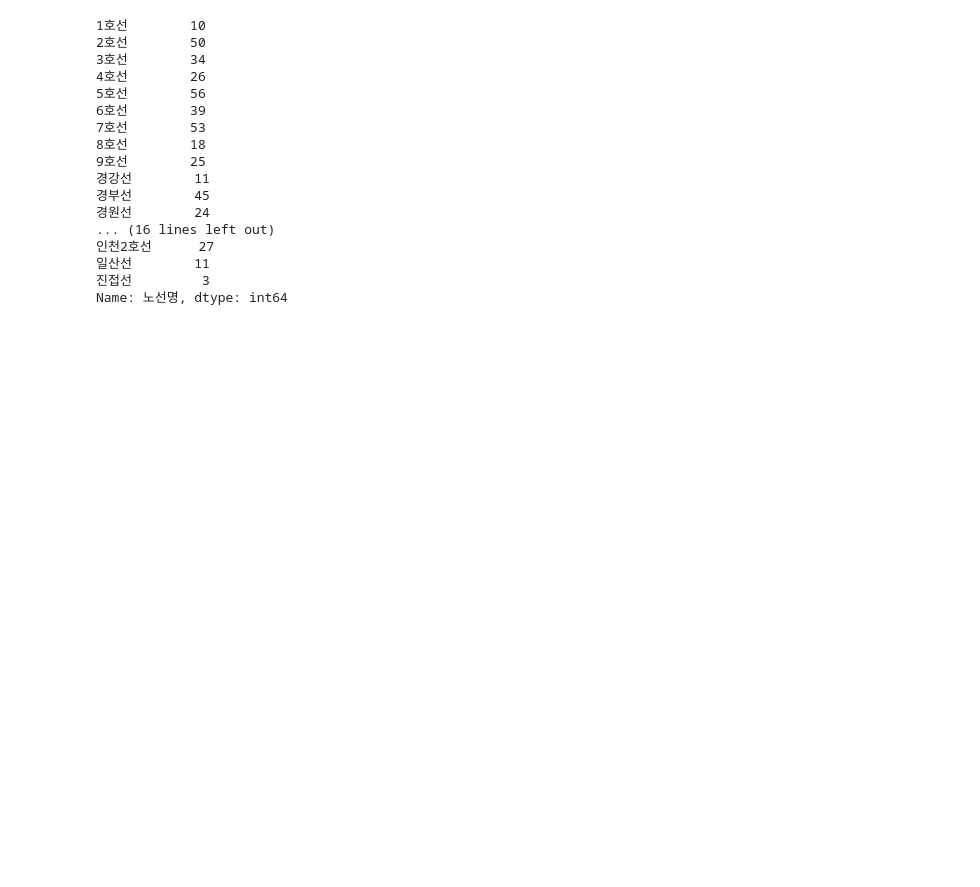
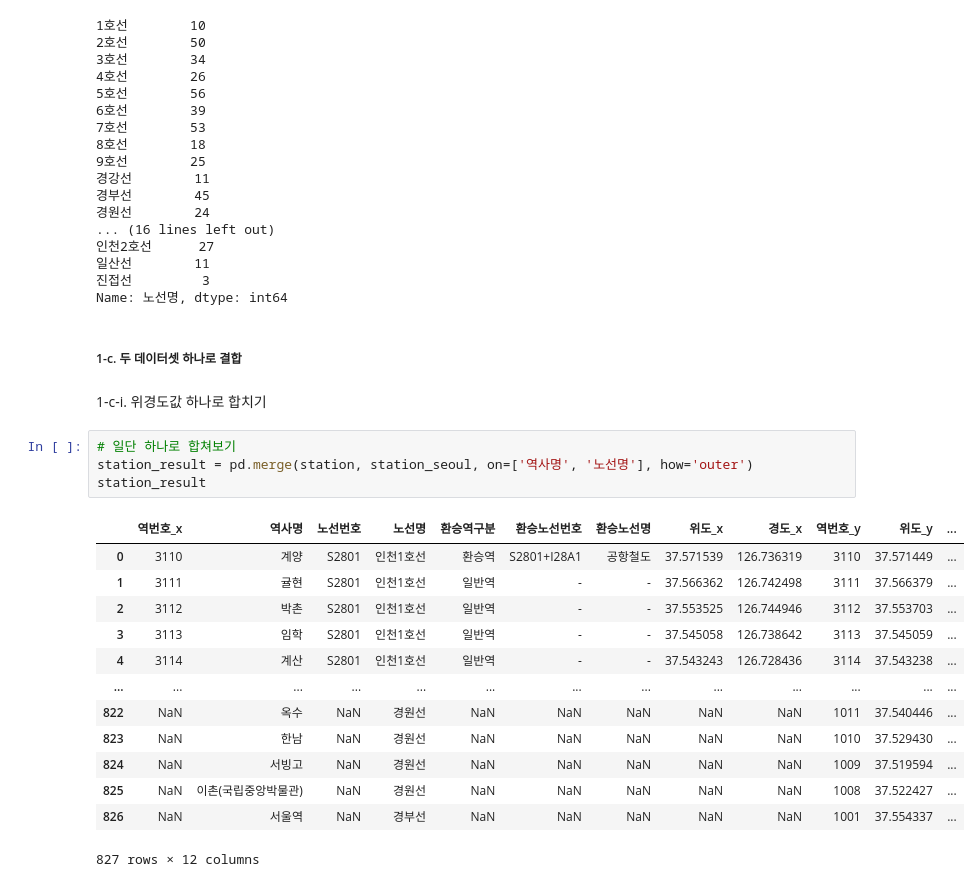
Before and after one commit to 23-1-CauCapstone-Team3/DataPreprocessing, a Jupyter notebook: train/train.ipynb, the cells around one changed output. Saved outputs shown, nothing was run; the diff lists cells and outputs as text; blank space fills up the shorter version.

```diff
--- a/train/train.ipynb
+++ b/train/train.ipynb
@@ -379,3 +382,25 @@ station["노선명"].value_counts().sort_index()
 일산선        11
 진접선         3
 Name: 노선명, dtype: int64
+# %% [markdown]
+##### 1-c. 두 데이터셋 하나로 결합
+# %% [markdown]
+1-c-i. 위경도값 하나로 합치기
+# %%
+# 일단 하나로 합쳐보기
+station_result = pd.merge(station, station_seoul, on=['역사명', '노선명'], how='outer')
+station_result
+# %% [output]
+|  | 역번호_x | 역사명 | 노선번호 | 노선명 | 환승역구분 | 환승노선번호 | 환승노선명 | 위도_x | 경도_x | 역번호_y | 위도_y | ... |
+| 0 | 3110 | 계양 | S2801 | 인천1호선 | 환승역 | S2801+I28A1 | 공항철도 | 37.571539 | 126.736319 | 3110 | 37.571449 | ... |
+| 1 | 3111 | 귤현 | S2801 | 인천1호선 | 일반역 | - | - | 37.566362 | 126.742498 | 3111 | 37.566379 | ... |
+| 2 | 3112 | 박촌 | S2801 | 인천1호선 | 일반역 | - | - | 37.553525 | 126.744946 | 3112 | 37.553703 | ... |
+| 3 | 3113 | 임학 | S2801 | 인천1호선 | 일반역 | - | - | 37.545058 | 126.738642 | 3113 | 37.545059 | ... |
+| 4 | 3114 | 계산 | S2801 | 인천1호선 | 일반역 | - | - | 37.543243 | 126.728436 | 3114 | 37.543238 | ... |
+| ... | ... | ... | ... | ... | ... | ... | ... | ... | ... | ... | ... | ... |
+| 822 | NaN | 옥수 | NaN | 경원선 | NaN | NaN | NaN | NaN | NaN | 1011 | 37.540446 | ... |
+| 823 | NaN | 한남 | NaN | 경원선 | NaN | NaN | NaN | NaN | NaN | 1010 | 37.529430 | ... |
+| 824 | NaN | 서빙고 | NaN | 경원선 | NaN | NaN | NaN | NaN | NaN | 1009 | 37.519594 | ... |
+| 825 | NaN | 이촌(국립중앙박물관) | NaN | 경원선 | NaN | NaN | NaN | NaN | NaN | 1008 | 37.522427 | ... |
+| 826 | NaN | 서울역 | NaN | 경부선 | NaN | NaN | NaN | NaN | NaN | 1001 | 37.554337 | ... |
+827 rows × 12 columns
```
Also changed, not shown: parts of 15 cells of this notebook.
